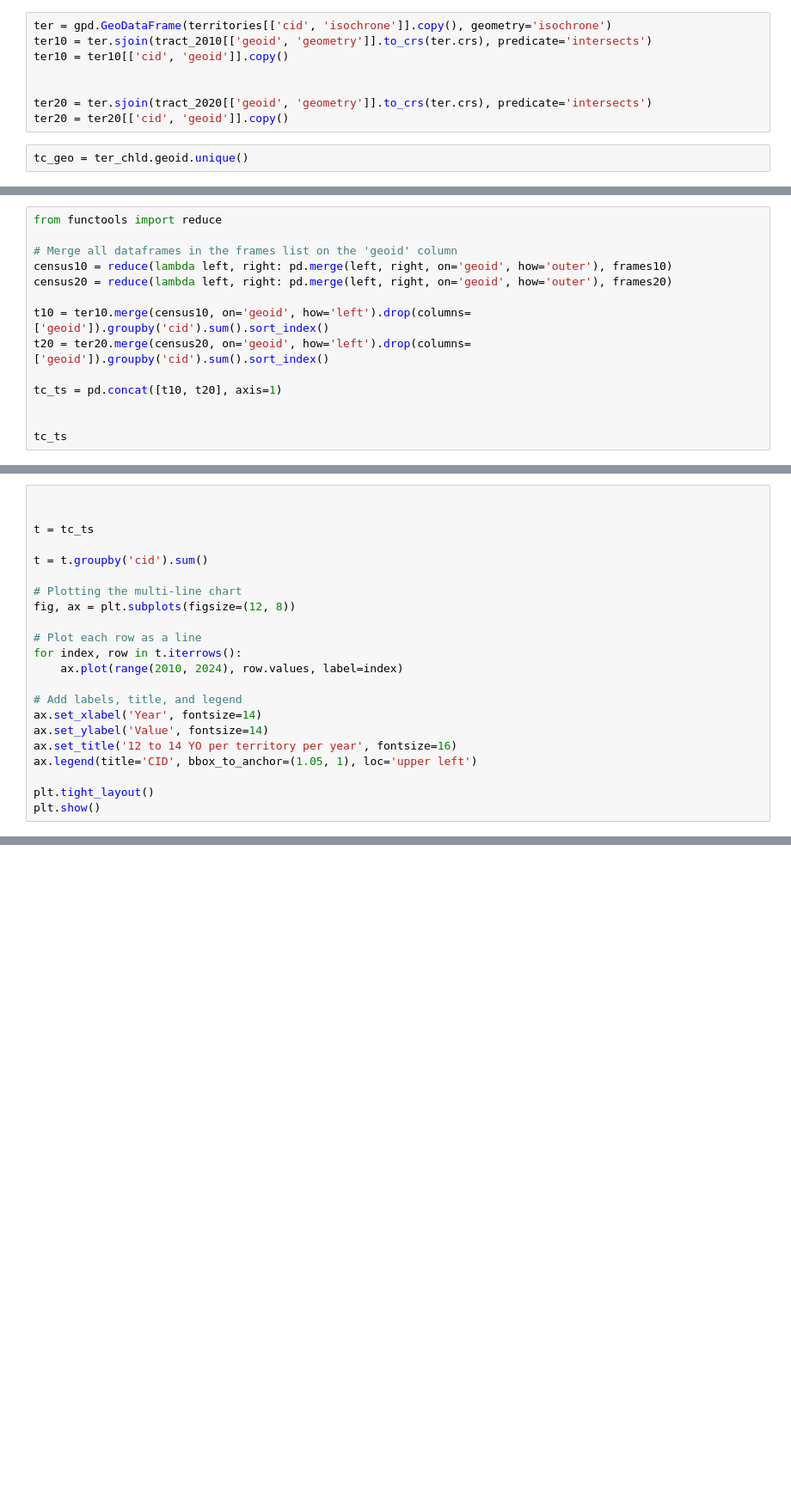
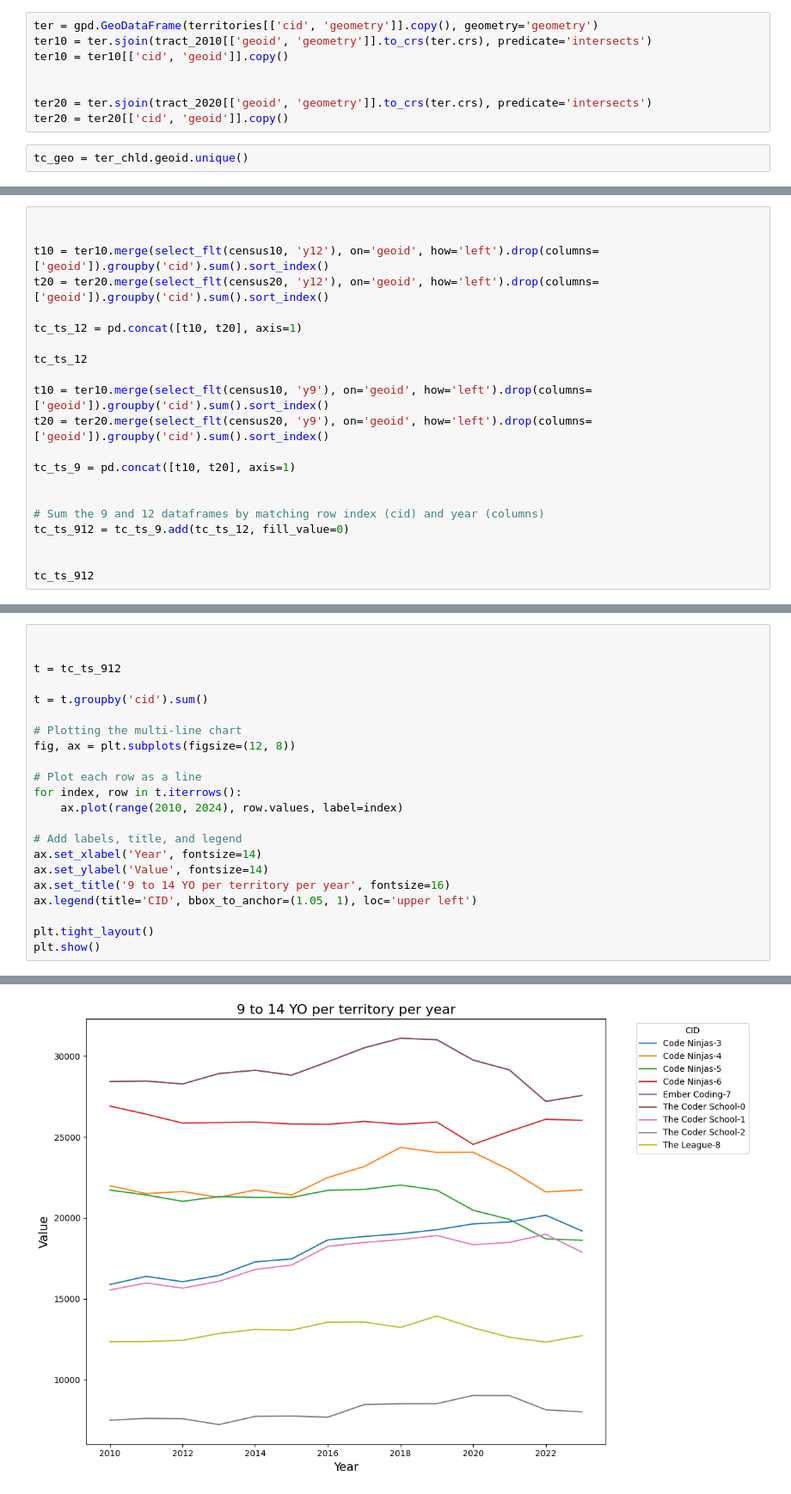
Before and after one commit to jointheleague/marketing-data, a Jupyter notebook: notebooks/ericbusboom/child_density.ipynb, the cells around one changed output, grey strips where cells are left out. Shown at 86% size. Saved outputs shown, nothing was run; the diff lists cells and outputs as text; blank space fills up the shorter version.

```diff
--- a/notebooks/ericbusboom/child_density.ipynb
+++ b/notebooks/ericbusboom/child_density.ipynb
@@ -306,5 +253,5 @@ tract_2010.head()
 # %%
-ter = gpd.GeoDataFrame(territories[['cid', 'isochrone']].copy(), geometry='isochrone')
+ter = gpd.GeoDataFrame(territories[['cid', 'geometry']].copy(), geometry='geometry')
 ter10 = ter.sjoin(tract_2010[['geoid', 'geometry']].to_crs(ter.crs), predicate='intersects')
 ter10 = ter10[['cid', 'geoid']].copy()
 
@@ -339,14 +307,0 @@ frames20 = [ get_census_year(year) for year in range(2020, 2024)]
-# %%
-from functools import reduce
-
-# Merge all dataframes in the frames list on the 'geoid' column
-census10 = reduce(lambda left, right: pd.merge(left, right, on='geoid', how='outer'), frames10)
-census20 = reduce(lambda left, right: pd.merge(left, right, on='geoid', how='outer'), frames20)
-
-t10 = ter10.merge(census10, on='geoid', how='left').drop(columns=['geoid']).groupby('cid').sum().sort_index()
-t20 = ter20.merge(census20, on='geoid', how='left').drop(columns=['geoid']).groupby('cid').sum().sort_index()
-
-tc_ts = pd.concat([t10, t20], axis=1)
-
-
-tc_ts
@@ -352,0 +342,21 @@ tc_ts
+# %%
+
+
+t10 = ter10.merge(select_flt(census10, 'y12'), on='geoid', how='left').drop(columns=['geoid']).groupby('cid').sum().sort_index()
+t20 = ter20.merge(select_flt(census20, 'y12'), on='geoid', how='left').drop(columns=['geoid']).groupby('cid').sum().sort_index()
+
+tc_ts_12 = pd.concat([t10, t20], axis=1)
+
+tc_ts_12
+
+t10 = ter10.merge(select_flt(census10, 'y9'), on='geoid', how='left').drop(columns=['geoid']).groupby('cid').sum().sort_index()
+t20 = ter20.merge(select_flt(census20, 'y9'), on='geoid', how='left').drop(columns=['geoid']).groupby('cid').sum().sort_index()
+
+tc_ts_9 = pd.concat([t10, t20], axis=1)
+
+
+# Sum the 9 and 12 dataframes by matching row index (cid) and year (columns)
+tc_ts_912 = tc_ts_9.add(tc_ts_12, fill_value=0)
+
+
+tc_ts_912
@@ -353,7 +375,7 @@ tc_ts
 # %%
 
 
-t = tc_ts
+t = tc_ts_912
 
 t = t.groupby('cid').sum()
 
@@ -367,7 +389,7 @@ for index, row in t.iterrows():
 # Add labels, title, and legend
 ax.set_xlabel('Year', fontsize=14)
 ax.set_ylabel('Value', fontsize=14)
-ax.set_title('12 to 14 YO per territory per year', fontsize=16)
+ax.set_title('9 to 14 YO per territory per year', fontsize=16)
 ax.legend(title='CID', bbox_to_anchor=(1.05, 1), loc='upper left')
 
 plt.tight_layout()
@@ -377,2 +398,3 @@ NameError: name 'tc_ts' is not defined
+[figure, added]
 # %%
 import seaborn as sns
```
Also changed, not shown: parts of 22 cells of this notebook, 11 other files.
